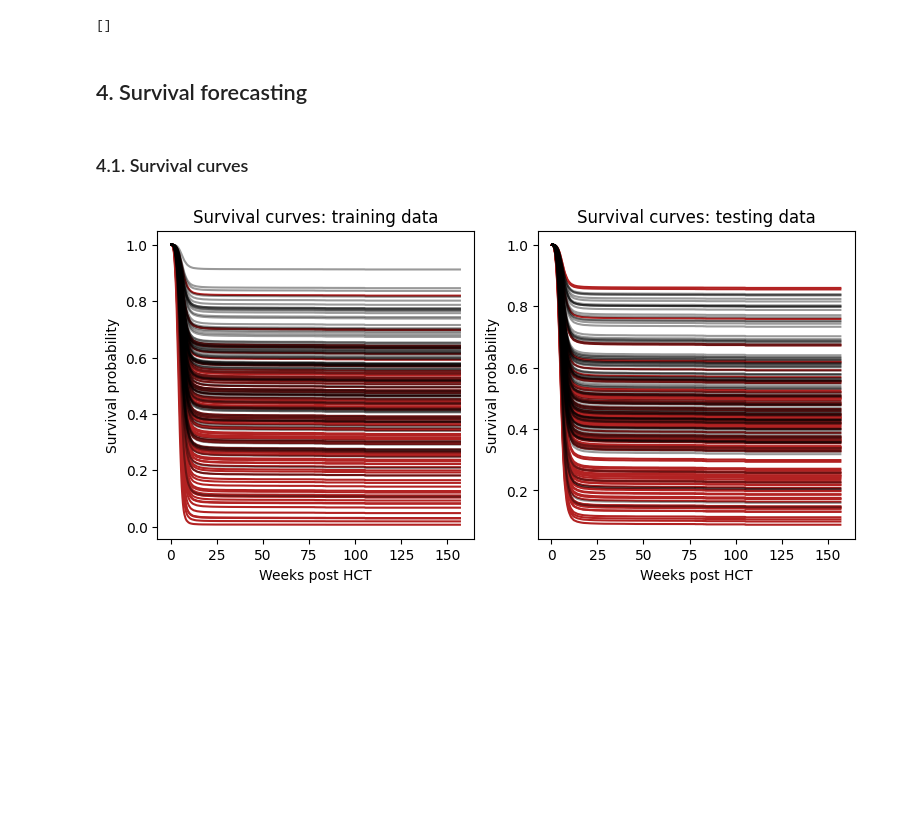
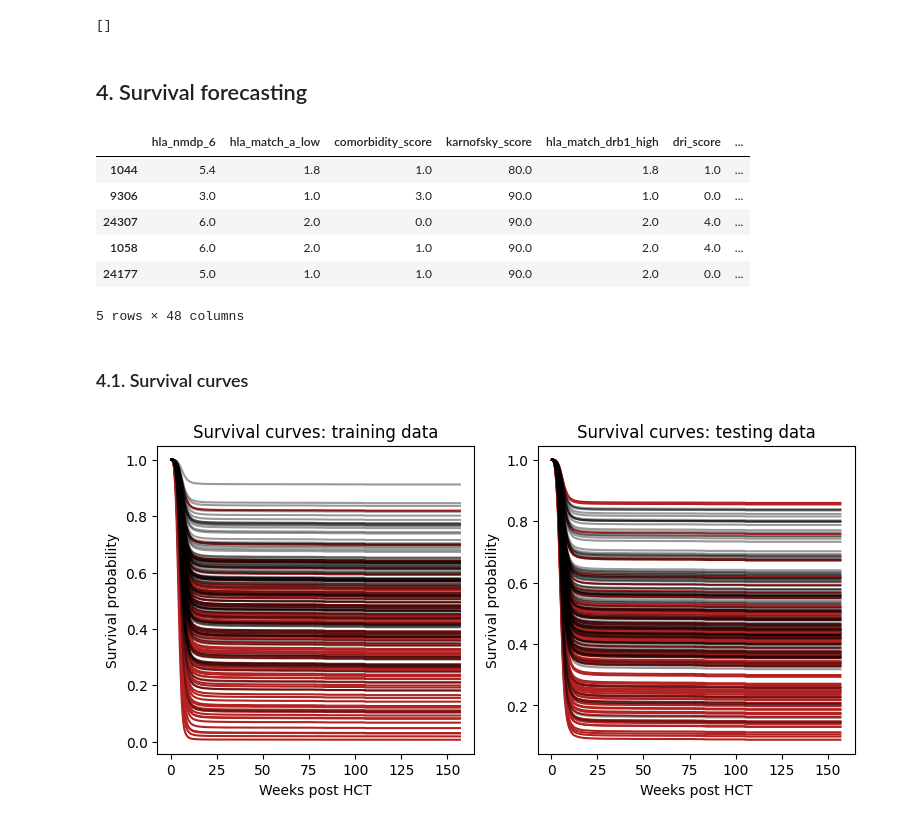
Before and after one commit to gperdrizet/HSCT_survival, a Jupyter notebook: notebooks/04.1-cox_proportional_hazards_regression_model.ipynb, the cells around one changed output. Cells and saved outputs as stored; diff of their text form; code cells hidden in the pictures; blank space fills up the shorter version.

```diff
--- a/notebooks/04.1-cox_proportional_hazards_regression_model.ipynb
+++ b/notebooks/04.1-cox_proportional_hazards_regression_model.ipynb
@@ -241,11 +241,21 @@ below.
 # %%
 # Predict new survival function for all subjects
 training_survival_functions=cph_model.predict_survival_function(training_significant_features_df)
 training_survival_df=pd.concat([training_significant_features_df, training_survival_functions.iloc[-1]], axis=1)
 
 # Predict new survival function for all subjects
 testing_survival_functions=cph_model.predict_survival_function(testing_significant_features_df)
 testing_survival_df=pd.concat([testing_significant_features_df,testing_survival_functions.iloc[-1]], axis=1)
+
+training_survival_df.head()
+# %% [output]
+|  | hla_nmdp_6 | hla_match_a_low | comorbidity_score | karnofsky_score | hla_match_drb1_high | dri_score | ... |
+| 1044 | 5.4 | 1.8 | 1.0 | 80.0 | 1.8 | 1.0 | ... |
+| 9306 | 3.0 | 1.0 | 3.0 | 90.0 | 1.0 | 0.0 | ... |
+| 24307 | 6.0 | 2.0 | 0.0 | 90.0 | 2.0 | 4.0 | ... |
+| 1058 | 6.0 | 2.0 | 1.0 | 90.0 | 2.0 | 4.0 | ... |
+| 24177 | 5.0 | 1.0 | 1.0 | 90.0 | 2.0 | 0.0 | ... |
+5 rows × 48 columns
 # %% [markdown]
 ### 4.1. Survival curves
 # %%
```
Also changed, not shown: parts of 5 cells of this notebook.
